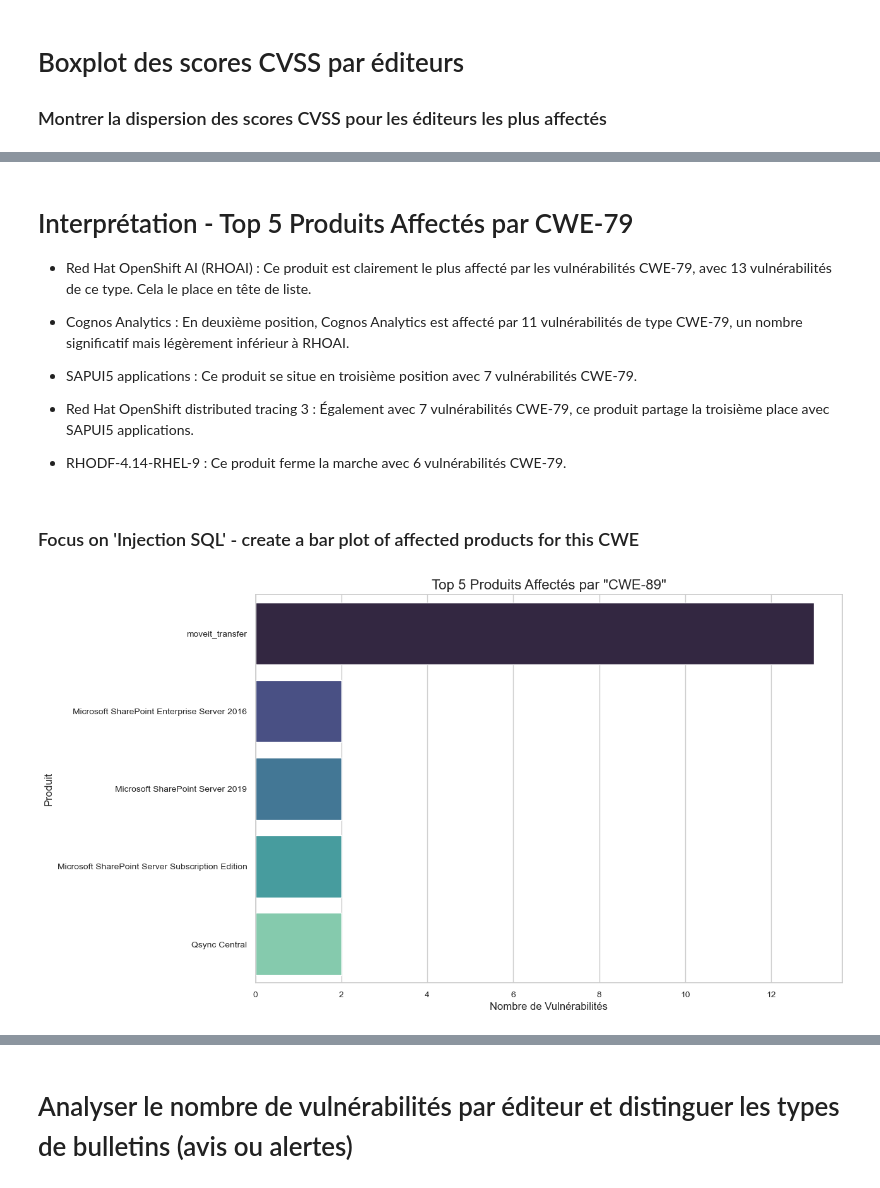
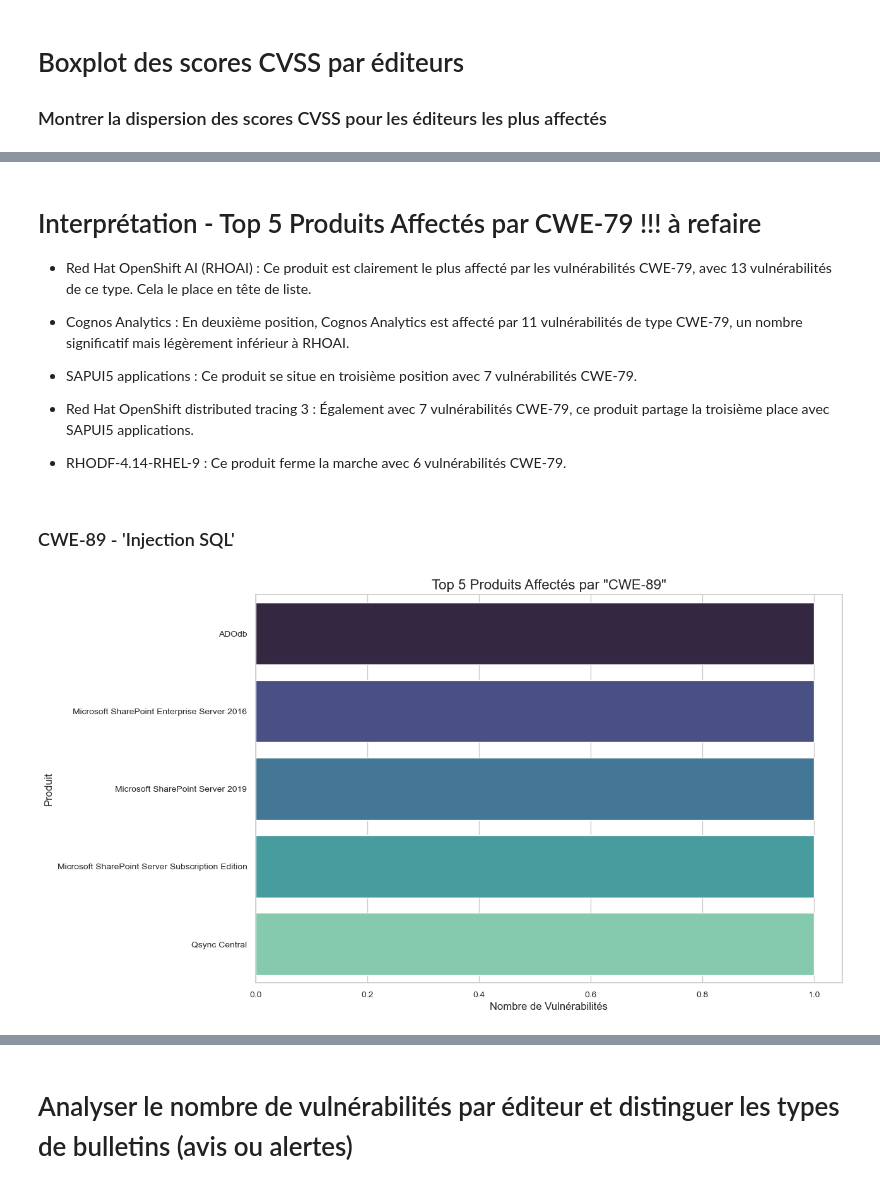
Before and after one commit to El0o/mastercamp-projet-final, a Jupyter notebook: Visualisation_ANSSI.ipynb, the cells around one changed output, grey strips where cells are left out. Saved outputs shown, nothing was run; the diff lists cells and outputs as text; code cells hidden in the pictures.

Commit message:
Visualisation_ANSSI.ipynb fix

```diff
--- a/Visualisation_ANSSI.ipynb
+++ b/Visualisation_ANSSI.ipynb
@@ -54,3 +14,10 @@ plt.show()
 # %%
 df_complet = pd.read_csv("DataFrame_complet.csv", usecols=["Link", "Title", "Type", "Published", "Summary", "CVE_id", "Description", "CVSS_score", "Base_severity", "EPSS_score", "EPSS_percentile", "CWE", "vendor", "product", "version"])
 df_complet.head(2)
+
+df_cve_unique = df_complet.drop(columns=['vendor', 'product', 'version'])
+df_cve_unique = df_cve_unique.drop_duplicates()
+df_cve_unique_full = df_cve_unique.dropna(subset=['CVSS_score', 'Base_severity'])
+
+df_produit_unique = df_complet.drop(columns=['version'])
+df_produit_unique = df_produit_unique.drop_duplicates()
@@ -388,7 +350,7 @@ Comparaison Générale :
 # %%
 plt.figure(figsize=(12, 8))
 specific_cwe = 'CWE-79'
-df_specific_cwe = df_complet[df_complet['CWE'] == specific_cwe]
+df_specific_cwe = df_produit_unique[df_produit_unique['CWE'] == specific_cwe]
 
 if not df_specific_cwe.empty:
     affected_products_cwe = df_specific_cwe['product'].value_counts().head(5)
@@ -407,5 +369,5 @@ else:
 # %% [markdown]
-# Interprétation - Top 5 Produits Affectés par CWE-79
+# Interprétation - Top 5 Produits Affectés par CWE-79 !!! à refaire
 
 - Red Hat OpenShift AI (RHOAI) : Ce produit est clairement le plus affecté par les vulnérabilités CWE-79, avec 13 vulnérabilités de ce type. Cela le place en tête de liste.
 
@@ -416,25 +378,25 @@ else:
 - Red Hat OpenShift distributed tracing 3 : Également avec 7 vulnérabilités CWE-79, ce produit partage la troisième place avec SAPUI5 applications.
 
 - RHODF-4.14-RHEL-9 : Ce produit ferme la marche avec 6 vulnérabilités CWE-79.
-# %% [markdown]
-### Focus on 'Injection SQL' - create a bar plot of affected products for this CWE
+# %% [markdown]
+### CWE-89 - 'Injection SQL'
 # %%
 plt.figure(figsize=(12, 8))
 specific_cwe = 'CWE-89'
-df_specific_cwe = df_complet[df_complet['CWE'] == specific_cwe]
+df_specific_cwe = df_produit_unique[df_produit_unique['CWE'] == specific_cwe]
 
 if not df_specific_cwe.empty:
     affected_products_cwe = df_specific_cwe['product'].value_counts().head(5)
     sns.barplot(x=affected_products_cwe.values, y=affected_products_cwe.index, hue=affected_products_cwe.index, legend=False, palette='mako')
     plt.title(f'Top 5 Produits Affectés par "{specific_cwe}"', fontsize=16)
     plt.xlabel('Nombre de Vulnérabilités', fontsize=12)
     plt.ylabel('Produit', fontsize=12)
     plt.xticks(fontsize=10)
     plt.yticks(fontsize=10)
 else:
     plt.text(0.5, 0.5, f'No data for CWE: "{specific_cwe}"', horizontalalignment='center',
              verticalalignment='center', transform=plt.gca().transAxes, fontsize=15)
     plt.title(f'Top 5 Produits Affectés par "{specific_cwe}"', fontsize=16)
 # %% [output]
-[figure, old version]
+[figure, new version]
 # %% [markdown]
```
Also changed, not shown: parts of 33 cells of this notebook.
